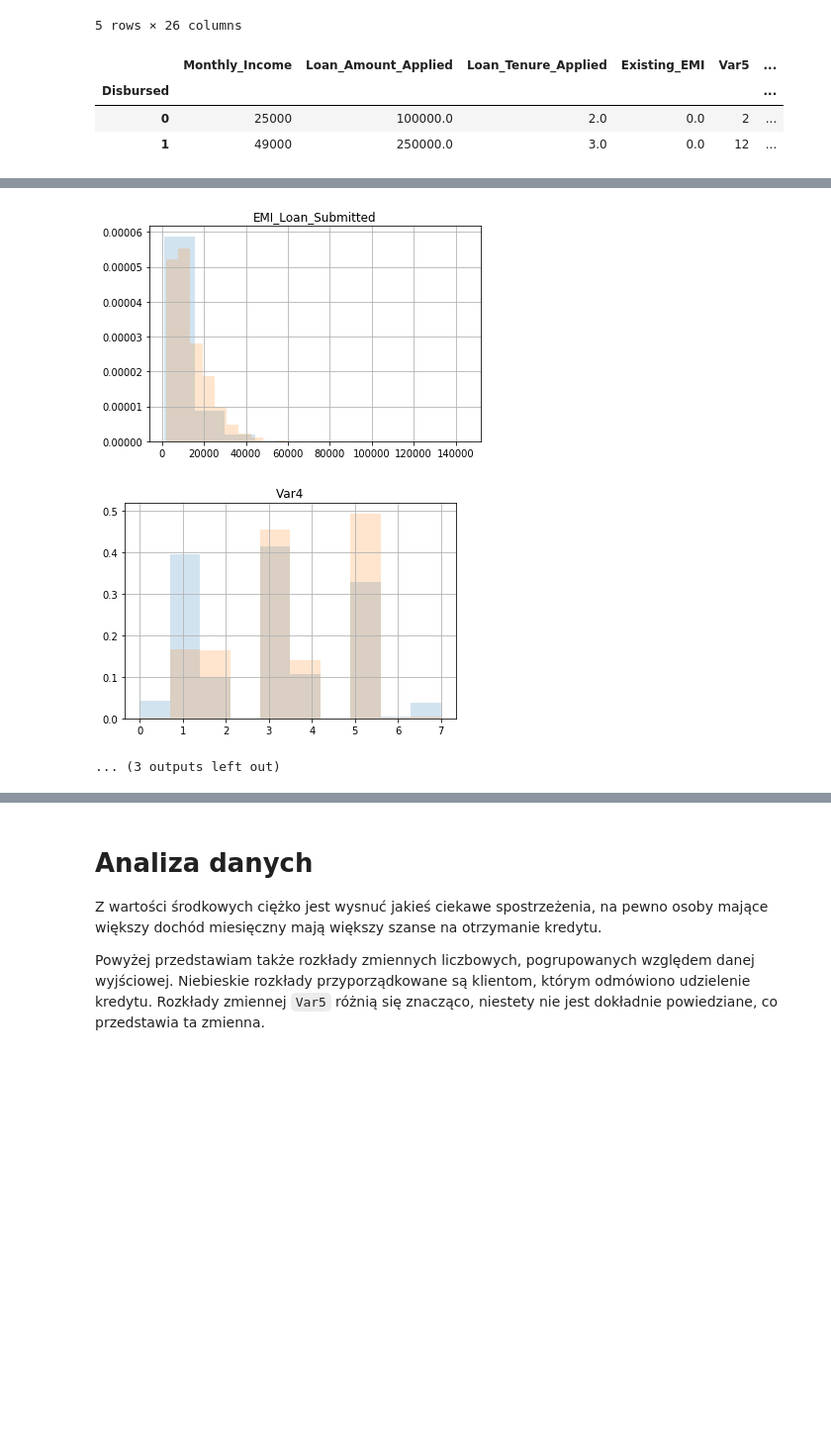
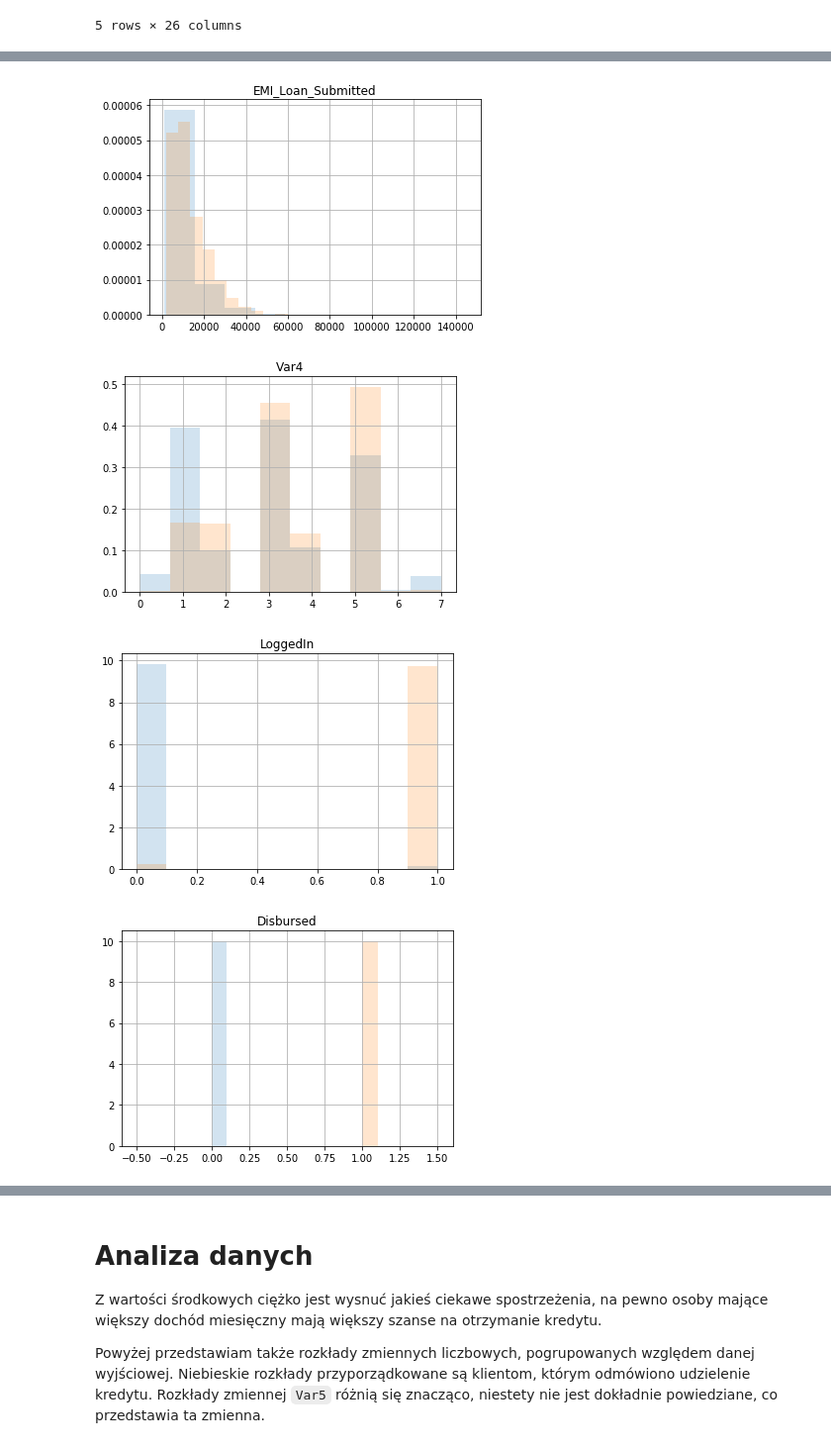
Before and after one commit to pkopka/happy_customer_bank, a Jupyter notebook: notebook.ipynb, the cells around one changed output, grey strips where cells are left out. Shown at 99% size. Cells and saved outputs as stored; diff of their text form; code cells hidden in the pictures; blank space fills up the shorter version.

```diff
--- a/notebook.ipynb
+++ b/notebook.ipynb
@@ -74,36 +73,30 @@ data.head()
 | 4 | ID080804W40 | Female | Gurgaon | 37491 | 09-Feb-84 | 03-Jul-15 | 0.0 | ... |
 5 rows × 26 columns
 # %%
-data['Loan_Eqeuality'] = data['Loan_Amount_Submitted'] == data['Loan_Amount_Applied']
-# dodaje zmienną, która mówi nam klient aplikował o taką samą kwote, o jaką się ubiegał.
+import pylab as plt
 
 # histogramy zmiennych, pogrupowanych względem z zmiennej `Disbursed`
 
 column_names = data.select_dtypes(exclude=['object']).columns
 for column in column_names:
     fig, axs = plt.subplots(ncols=1)
     logscale = False
     if column in ['Monthly_Income', 'Existing_EMI']:
         logscale = True
     data.groupby("Disbursed")[column].hist(alpha=0.2, ax=axs, density=True, label=column,
                                            log=logscale)
     axs.title.set_text(column)
-
-data.groupby("Disbursed").median()
 # %% [output]
-|  | Monthly_Income | Loan_Amount_Applied | Loan_Tenure_Applied | Existing_EMI | Var5 | ... |
-| Disbursed |  |  |  |  |  | ... |
-| 0 | 25000 | 100000.0 | 2.0 | 0.0 | 2 | ... |
-| 1 | 49000 | 250000.0 | 3.0 | 0.0 | 12 | ... |
 [figure]
 [figure]
 [figure]
 [figure]
 [figure]
 [figure]
 [figure]
 [figure]
 [figure]
 [figure]
 [figure]
-... (3 outputs left out)
+[figure, added]
+[figure, added]
```
Also changed, not shown: parts of 23 cells of this notebook.
